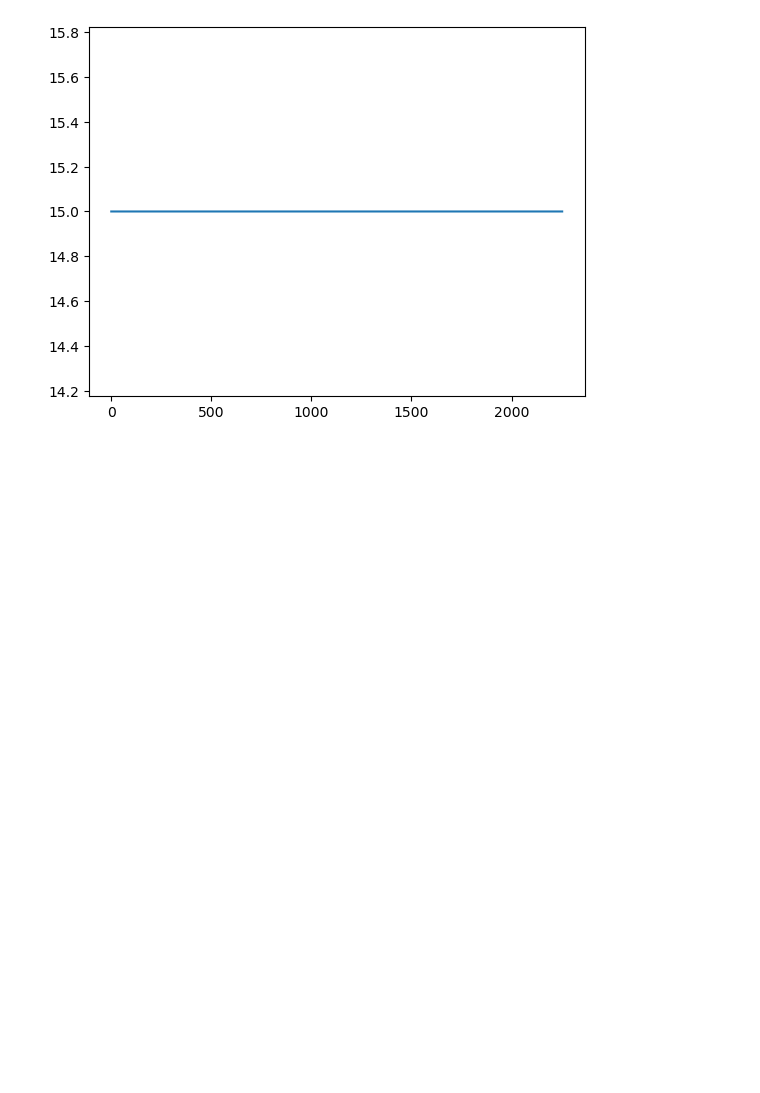
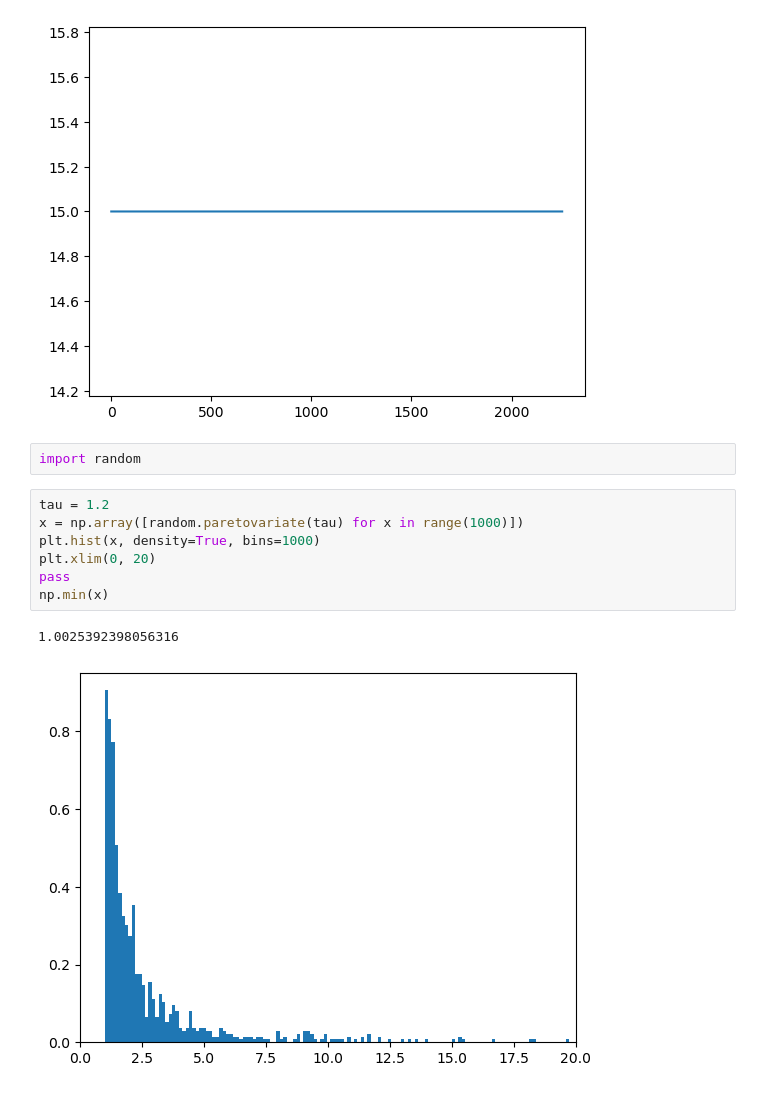
Before and after one commit to JurijSchoenfeld/Traf2Net, a Jupyter notebook: network_evaluation.ipynb, the cells around one changed output. Drawn from its saved outputs; the diff is of its cells as text; blank space fills up the shorter version.

```diff
--- a/network_evaluation.ipynb
+++ b/network_evaluation.ipynb
@@ -213,3 +234,15 @@ SI.infection_events
 # %% [output]
 []
 [figure]
+# %%
+import random
+# %%
+tau = 1.2
+x = np.array([random.paretovariate(tau) for x in range(1000)])
+plt.hist(x, density=True, bins=1000)
+plt.xlim(0, 20)
+pass
+np.min(x)
+# %% [output]
+1.0025392398056316
+[figure, added]
```
Also changed, not shown: parts of 4 cells of this notebook, 3 other files.
